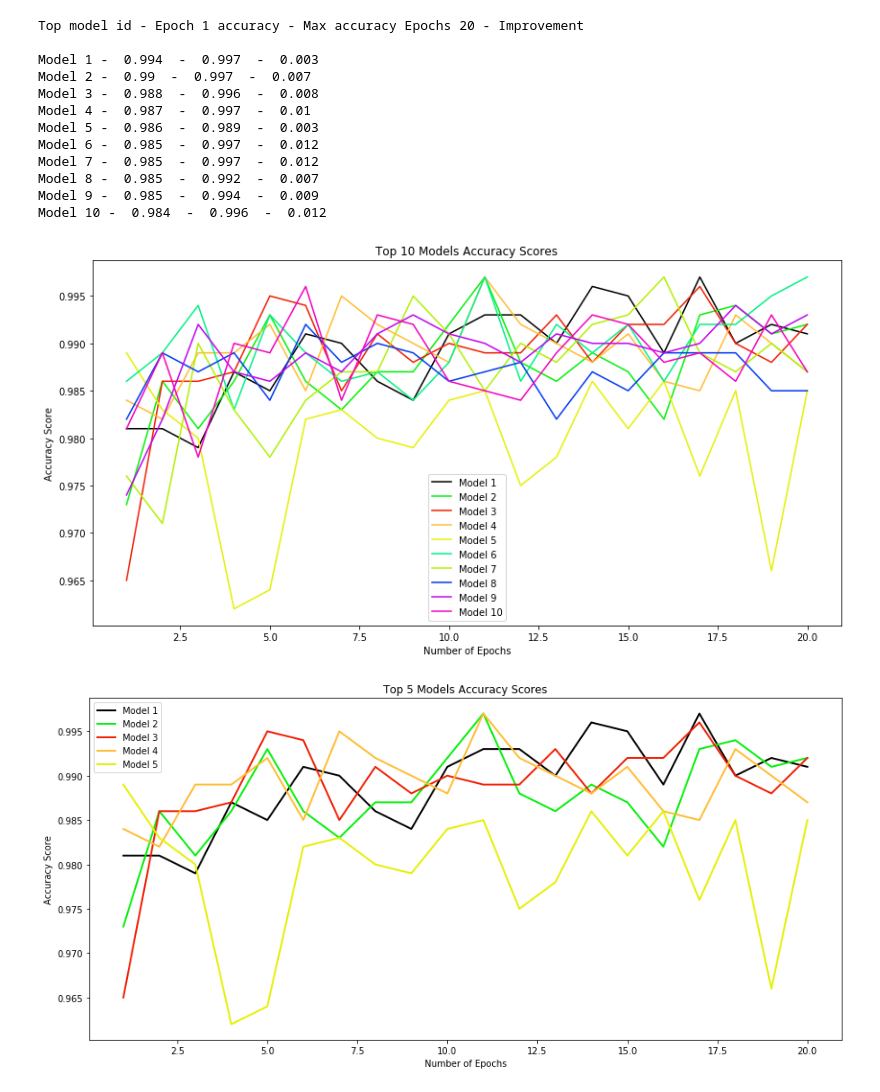
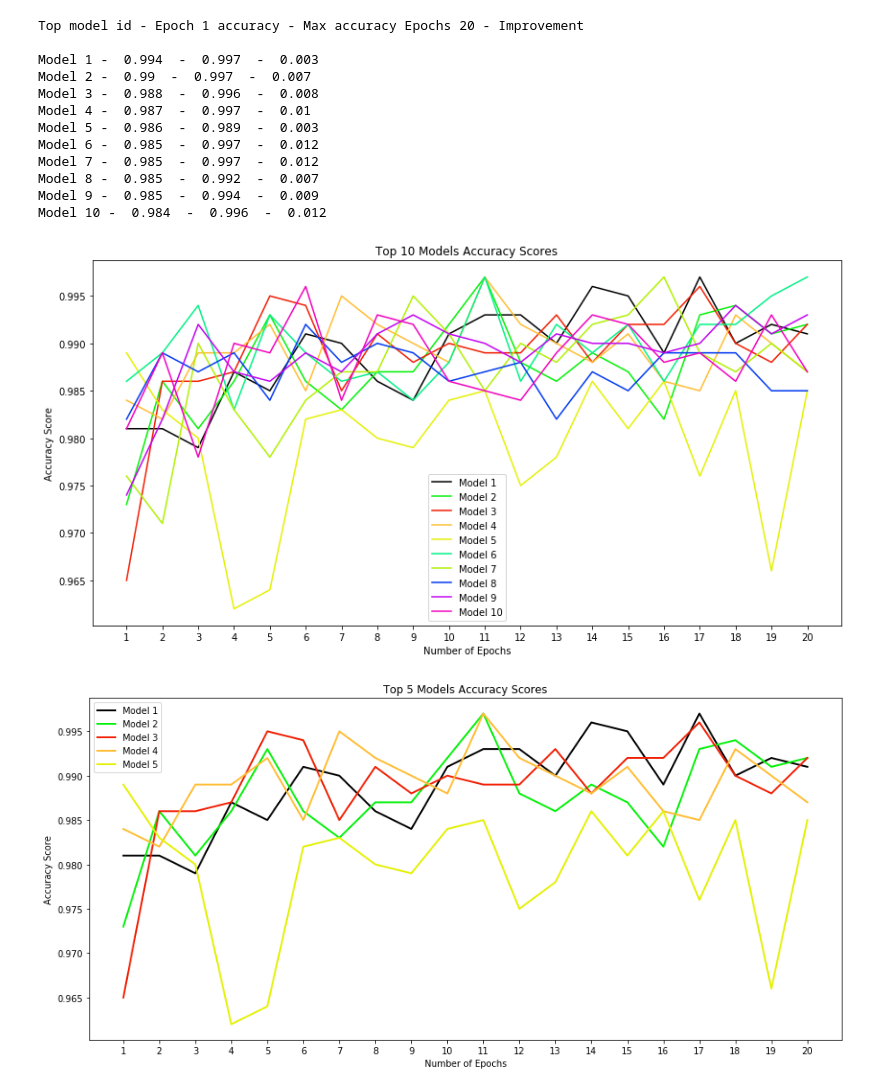
Before and after one commit to agroshar/DIT411-Introduction-to-AI, a Jupyter notebook: Top_n_models.ipynb, the cells around one changed output. Cells and saved outputs as stored; diff of their text form; code cells hidden in the pictures.

Commit message:
Top 10 models for 20 epochs, DONE

```diff
--- a/Top_n_models.ipynb
+++ b/Top_n_models.ipynb
@@ -280,25 +280,26 @@ Model 10 -  0.984  -  0.996  -  0.012
 # %%
 import numpy as np
 import matplotlib.pyplot as plt
 
 epoch_range = list(range(1, epochs+1, 1))
 
 colors = ['#000000','#04f108', '#f11f04', '#FFBD33', '#e5f104', '#04f186', '#b2f104', '#043bf1', '#c204f1',
           '#f104be']
 
 
 fig, ax = plt.subplots(figsize=(14, 7))
 plt.title("Top 10 Models Accuracy Scores")
 
 for i in range(top_models_num):
     ax.plot(epoch_range, models_accuracies[i], colors[i], linewidth=1.5, label="Model "+str(i+1))
 
 ax.legend()
 ax.set_ylabel("Accuracy Score")
 ax.set_xlabel("Number of Epochs")
+plt.xticks(np.arange(1, epochs+1, step=1))
 plt.show()
 # %% [output]
-[figure, old version]
+[figure, new version]
 # %%
 epoch_range = list(range(1, epochs+1, 1))
 
@@ -314,9 +315,11 @@ for i in range(5):
 ax.legend()
 ax.set_ylabel("Accuracy Score")
 ax.set_xlabel("Number of Epochs")
+plt.xticks(np.arange(1, epochs+1, step=1))
+
 plt.show()
 # %% [output]
-[figure, old version]
+[figure, new version]
 # %%
 epoch_range = list(range(1, epochs+1, 1))
 
```
Also changed, not shown: parts of 1 cell of this notebook.
